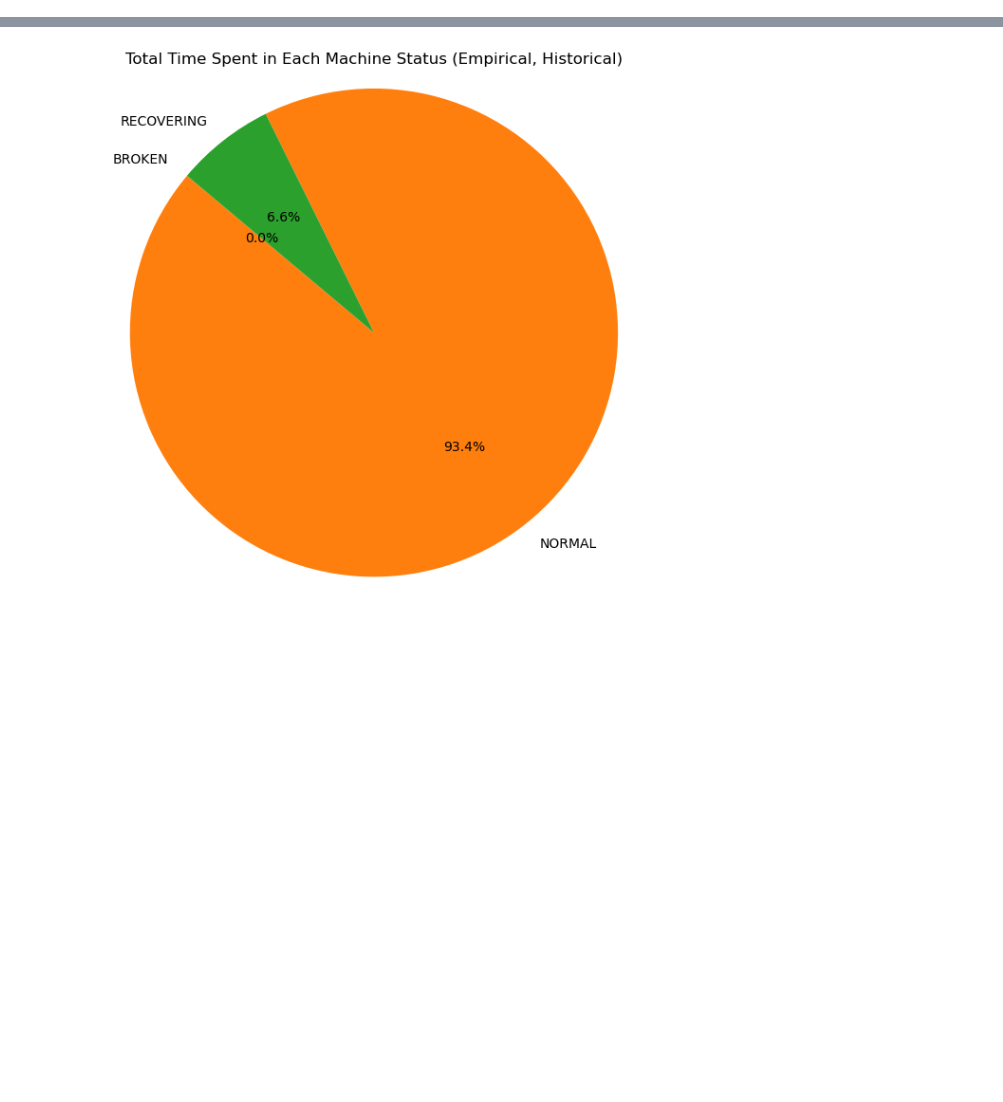
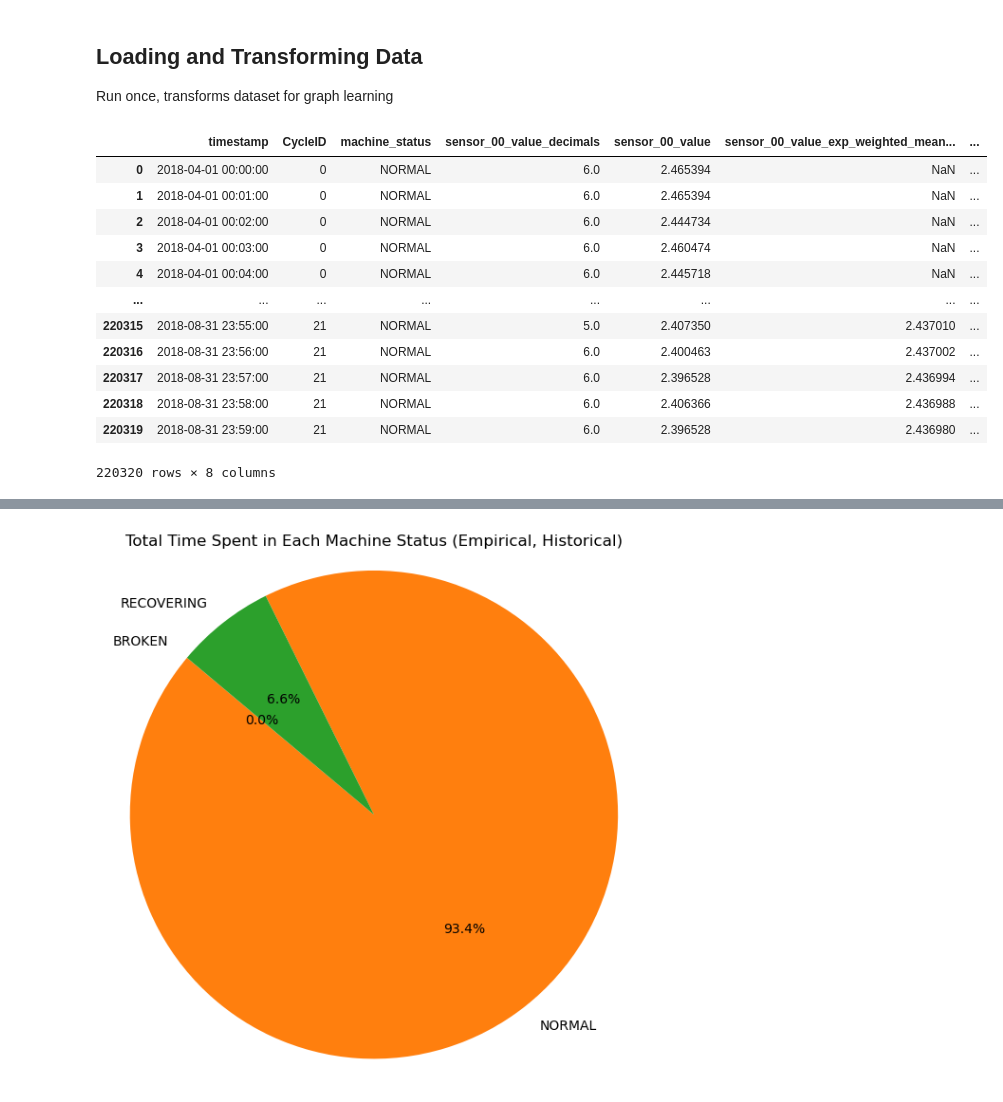
Before and after one commit to jrwoodwa/graph-based-predictive-maintenance, a Jupyter notebook: PredictiveMaintenance.ipynb, the cells around one changed output, grey strips where cells are left out. Cells and saved outputs as stored; diff of their text form; code cells hidden in the pictures; blank space fills up the shorter version.

```diff
--- a/PredictiveMaintenance.ipynb
+++ b/PredictiveMaintenance.ipynb
@@ -51,0 +3,4 @@ df_sensor = pd.concat([df_sensor, decimals], axis=1)
+# %% [markdown]
+## Loading and Transforming Data
+
+Run once, transforms dataset for graph learning
@@ -51,0 +17,23 @@ df_sensor = pd.concat([df_sensor, decimals], axis=1)
+# %%
+import pandas as pd
+df_sensor_raw = pd.read_pickle(output_path)
+# Temporary
+df_sensor_temp = df_sensor_raw[['timestamp','CycleID', 'machine_status', 'sensor_00_value_decimals',
+                           'sensor_00_value','sensor_00_value_exp_weighted_mean_span10000','sensor_00_value_exp_weighted_std_span10000', 'sensor_00_value_zscore_span10000'
+                            #'sensor_01_value', 'sensor_01_value_decimals', 'sensor_01_value_zscore_span10000'
+                               ]].copy()
+df_sensor_temp
+# %% [output]
+|  | timestamp | CycleID | machine_status | sensor_00_value_decimals | sensor_00_value | sensor_00_value_exp_weighted_mean... | ... |
+| 0 | 2018-04-01 00:00:00 | 0 | NORMAL | 6.0 | 2.465394 | NaN | ... |
+| 1 | 2018-04-01 00:01:00 | 0 | NORMAL | 6.0 | 2.465394 | NaN | ... |
+| 2 | 2018-04-01 00:02:00 | 0 | NORMAL | 6.0 | 2.444734 | NaN | ... |
+| 3 | 2018-04-01 00:03:00 | 0 | NORMAL | 6.0 | 2.460474 | NaN | ... |
+| 4 | 2018-04-01 00:04:00 | 0 | NORMAL | 6.0 | 2.445718 | NaN | ... |
+| ... | ... | ... | ... | ... | ... | ... | ... |
+| 220315 | 2018-08-31 23:55:00 | 21 | NORMAL | 5.0 | 2.407350 | 2.437010 | ... |
+| 220316 | 2018-08-31 23:56:00 | 21 | NORMAL | 6.0 | 2.400463 | 2.437002 | ... |
+| 220317 | 2018-08-31 23:57:00 | 21 | NORMAL | 6.0 | 2.396528 | 2.436994 | ... |
+| 220318 | 2018-08-31 23:58:00 | 21 | NORMAL | 6.0 | 2.406366 | 2.436988 | ... |
+| 220319 | 2018-08-31 23:59:00 | 21 | NORMAL | 6.0 | 2.396528 | 2.436980 | ... |
+220320 rows × 8 columns
```
Also changed, not shown: parts of 16 cells of this notebook, 2 other files.
